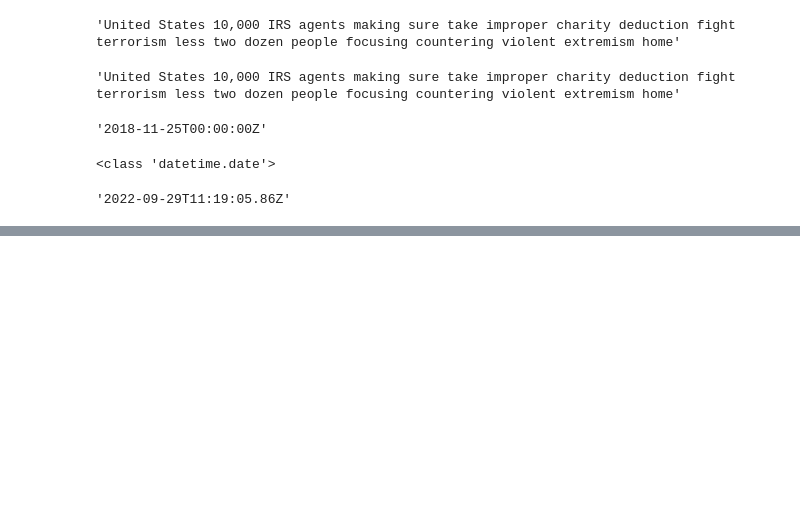
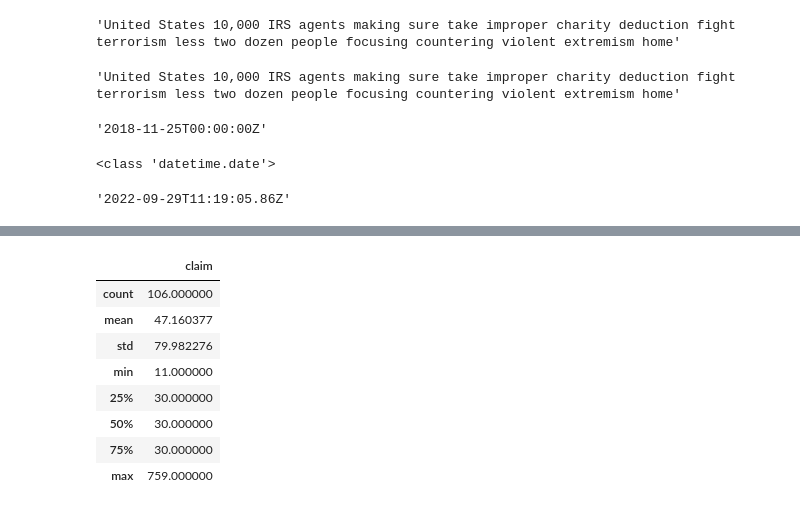
Before and after one commit to lrnz-asnprs/tweet-collector, a Jupyter notebook: scripting.ipynb, the cells around one changed output, grey strips where cells are left out. Saved outputs shown, nothing was run; the diff lists cells and outputs as text; code cells hidden in the pictures; blank space fills up the shorter version.

```diff
--- a/scripting.ipynb
+++ b/scripting.ipynb
@@ -95,0 +130,14 @@ str(datetime.today().isoformat()[0:-4]+"Z")
+# %%
+view = df.groupby(df.origin).count().claim.to_frame()
+
+view.describe()
+# %% [output]
+|  | claim |
+| count | 106.000000 |
+| mean | 47.160377 |
+| std | 79.982276 |
+| min | 11.000000 |
+| 25% | 30.000000 |
+| 50% | 30.000000 |
+| 75% | 30.000000 |
+| max | 759.000000 |
```
Also changed, not shown: parts of 13 cells of this notebook, 14 other files.
